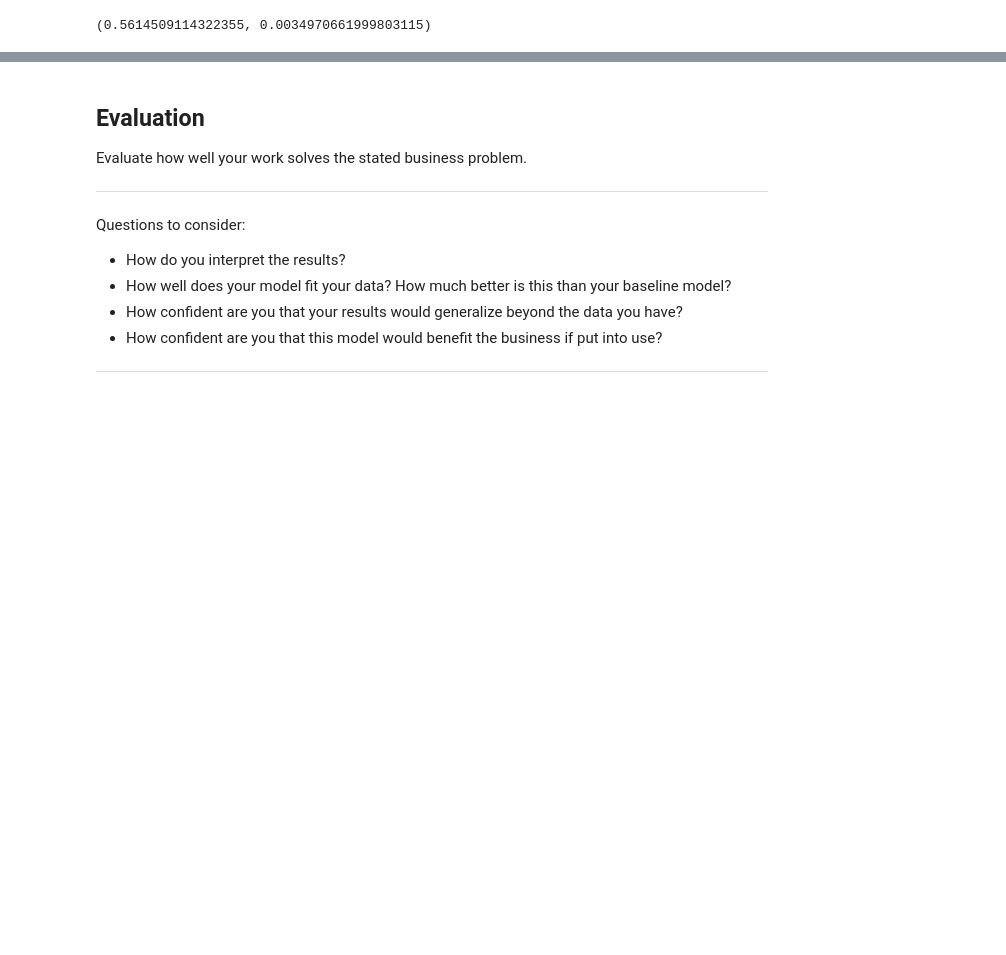
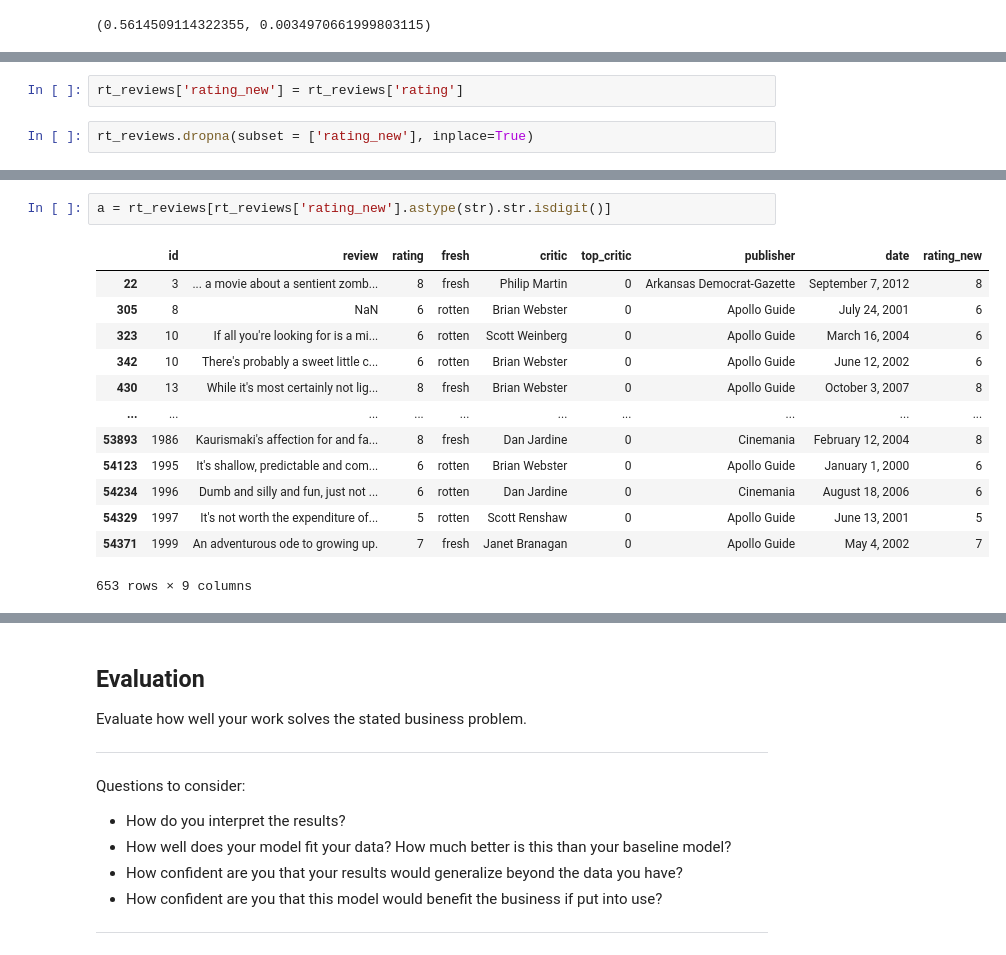
Before and after one commit to arecai/ari_first_attem, a Jupyter notebook: dsc-phase1-project-template.ipynb, the cells around one changed output, grey strips where cells are left out. Drawn from its saved outputs; the diff is of its cells as text; blank space fills up the shorter version.

```diff
--- a/dsc-phase1-project-template.ipynb
+++ b/dsc-phase1-project-template.ipynb
@@ -1259,0 +1298,4 @@ stats.pearsonr(tn_movie_top25['production_budget_new'], tn_movie_top25['worldwid
+# %%
+rt_reviews['rating_new'] = rt_reviews['rating']
+# %%
+rt_reviews.dropna(subset = ['rating_new'], inplace=True)
@@ -1259,0 +1311,16 @@ stats.pearsonr(tn_movie_top25['production_budget_new'], tn_movie_top25['worldwid
+# %%
+a = rt_reviews[rt_reviews['rating_new'].astype(str).str.isdigit()]
+# %% [output]
+|  | id | review | rating | fresh | critic | top_critic | publisher | date | rating_new |
+| 22 | 3 | ... a movie about a sentient zomb... | 8 | fresh | Philip Martin | 0 | Arkansas Democrat-Gazette | September 7, 2012 | 8 |
+| 305 | 8 | NaN | 6 | rotten | Brian Webster | 0 | Apollo Guide | July 24, 2001 | 6 |
+| 323 | 10 | If all you're looking for is a mi... | 6 | rotten | Scott Weinberg | 0 | Apollo Guide | March 16, 2004 | 6 |
+| 342 | 10 | There's probably a sweet little c... | 6 | rotten | Brian Webster | 0 | Apollo Guide | June 12, 2002 | 6 |
+| 430 | 13 | While it's most certainly not lig... | 8 | fresh | Brian Webster | 0 | Apollo Guide | October 3, 2007 | 8 |
+| ... | ... | ... | ... | ... | ... | ... | ... | ... | ... |
+| 53893 | 1986 | Kaurismaki's affection for and fa... | 8 | fresh | Dan Jardine | 0 | Cinemania | February 12, 2004 | 8 |
+| 54123 | 1995 | It's shallow, predictable and com... | 6 | rotten | Brian Webster | 0 | Apollo Guide | January 1, 2000 | 6 |
+| 54234 | 1996 | Dumb and silly and fun, just not ... | 6 | rotten | Dan Jardine | 0 | Cinemania | August 18, 2006 | 6 |
+| 54329 | 1997 | It's not worth the expenditure of... | 5 | rotten | Scott Renshaw | 0 | Apollo Guide | June 13, 2001 | 5 |
+| 54371 | 1999 | An adventurous ode to growing up. | 7 | fresh | Janet Branagan | 0 | Apollo Guide | May 4, 2002 | 7 |
+653 rows × 9 columns
```
Also changed, not shown: parts of 44 cells of this notebook.
